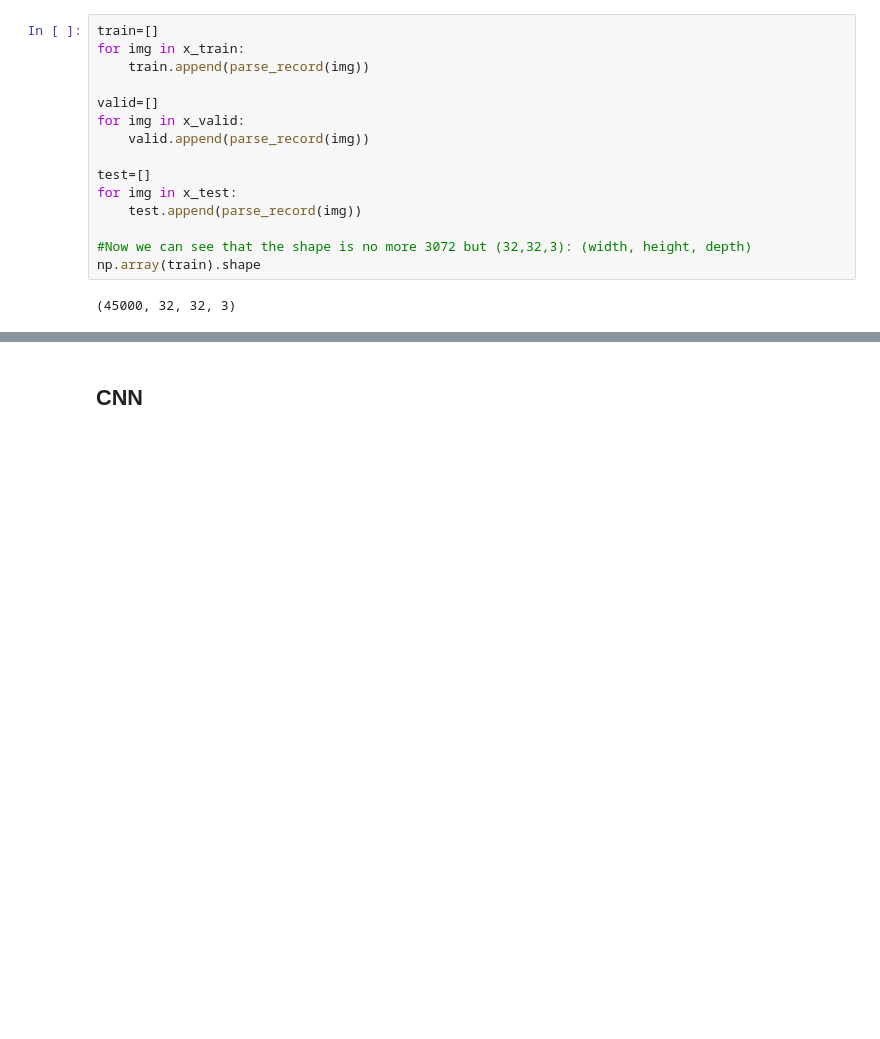
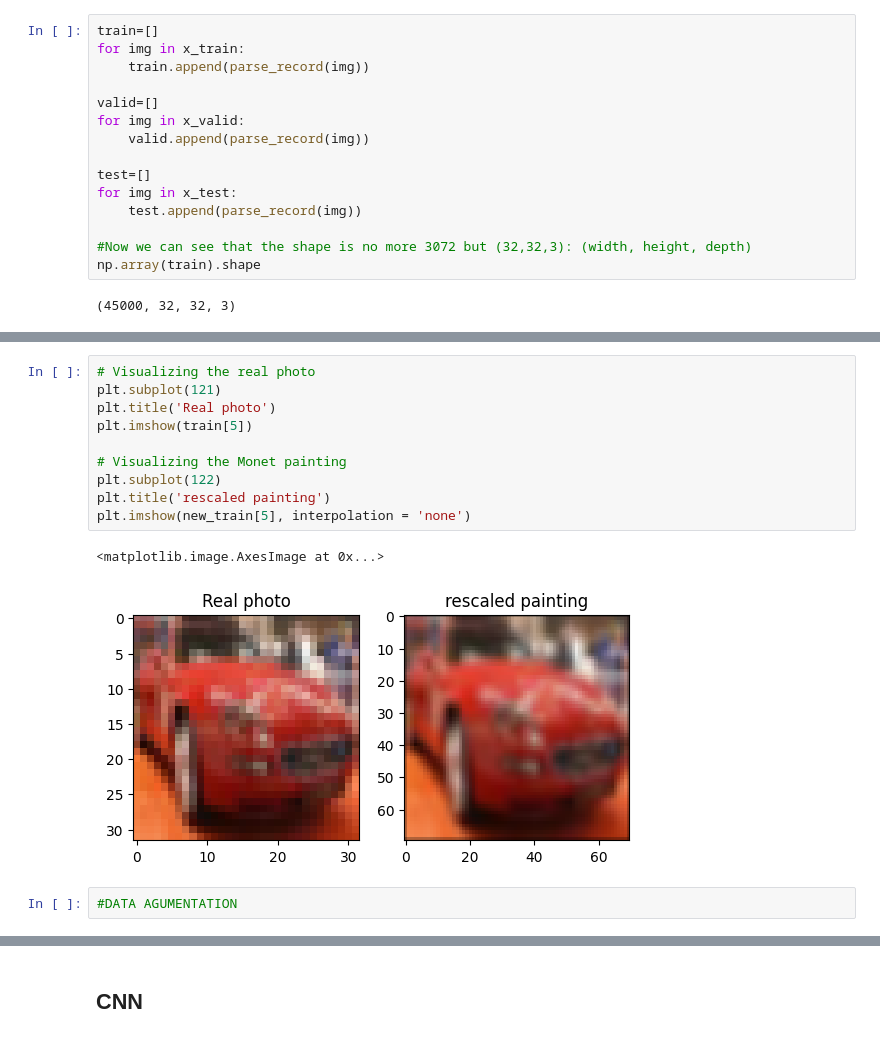
Before and after one commit to RaffaeleSann/final_project, a Jupyter notebook: Image_classif.ipynb, the cells around one changed output, grey strips where cells are left out. Drawn from its saved outputs; the diff is of its cells as text; blank space fills up the shorter version.

```diff
--- a/Image_classif.ipynb
+++ b/Image_classif.ipynb
@@ -125,0 +137,15 @@ np.array(train).shape
+# %%
+# Visualizing the real photo
+plt.subplot(121)
+plt.title('Real photo')
+plt.imshow(train[5])
+
+# Visualizing the Monet painting
+plt.subplot(122)
+plt.title('rescaled painting')
+plt.imshow(new_train[5], interpolation = 'none')
+# %% [output]
+<matplotlib.image.AxesImage at 0x...>
+[figure, added]
+# %%
+#DATA AGUMENTATION
```
Also changed, not shown: parts of 6 cells of this notebook, 1 other file.
